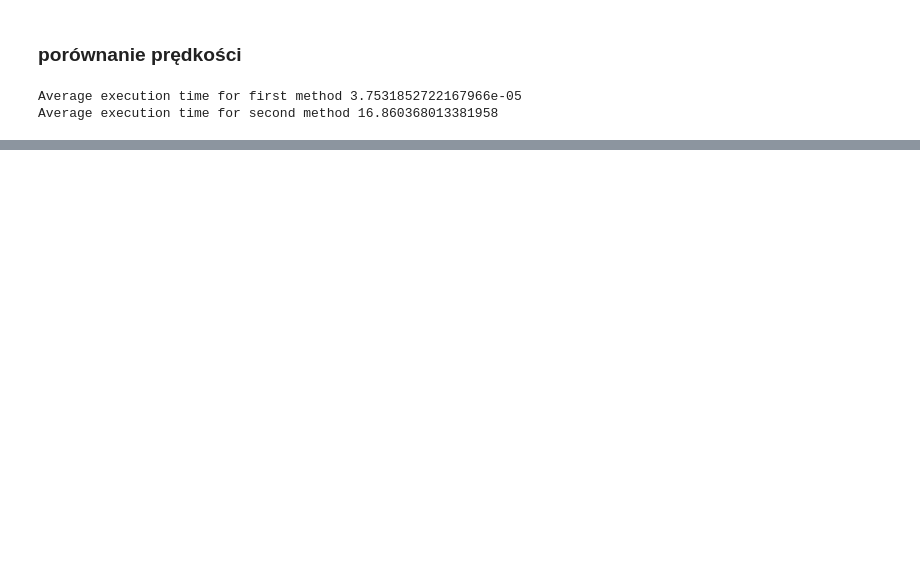
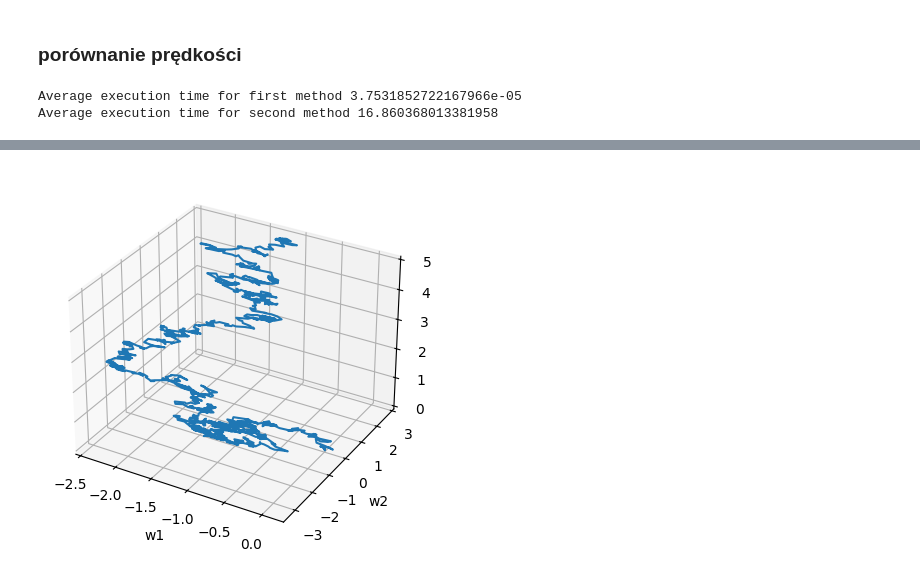
Before and after one commit to AntoniKingston/WdMF, a Jupyter notebook: Lab2.ipynb, the cells around one changed output, grey strips where cells are left out. Saved outputs shown, nothing was run; the diff lists cells and outputs as text; code cells hidden in the pictures; blank space fills up the shorter version.

```diff
--- a/Lab2.ipynb
+++ b/Lab2.ipynb
@@ -123,0 +139,11 @@ Average execution time for second method 16.860368013381958
+# %%
+#trajektoria z osią czasu
+fig = plt.figure()
+ax = fig.add_subplot(111, projection='3d')
+ax.plot3D(y1, y2, t)
+ax.set_xlabel('w1')
+ax.set_ylabel('w2')
+ax.set_zlabel('t')
+plt.show()
+# %% [output]
+[figure, added]
```
Also changed, not shown: parts of 22 cells of this notebook.
